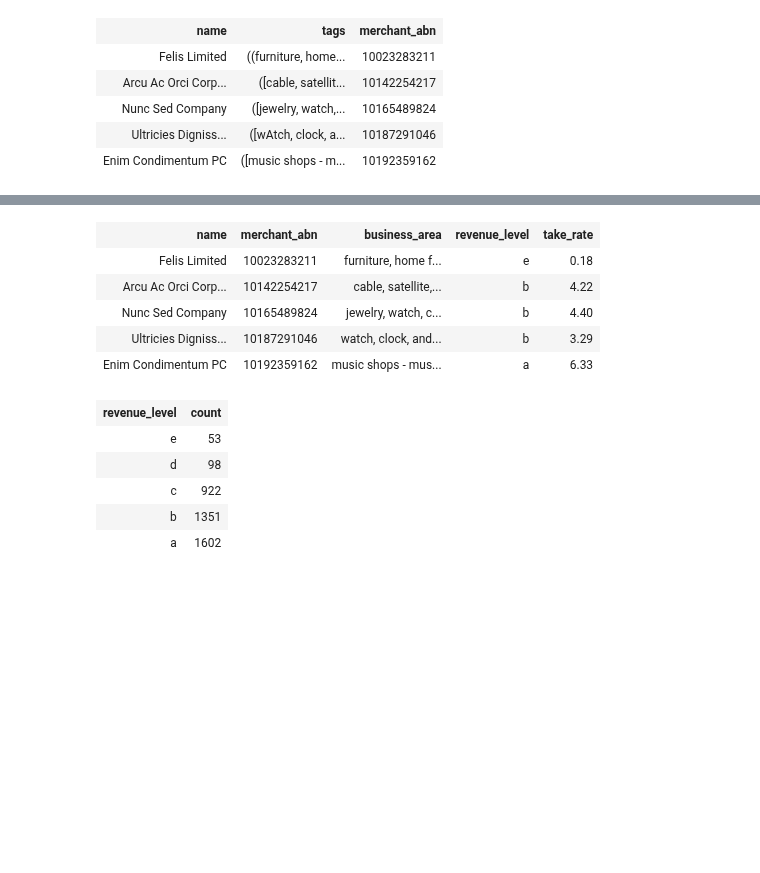
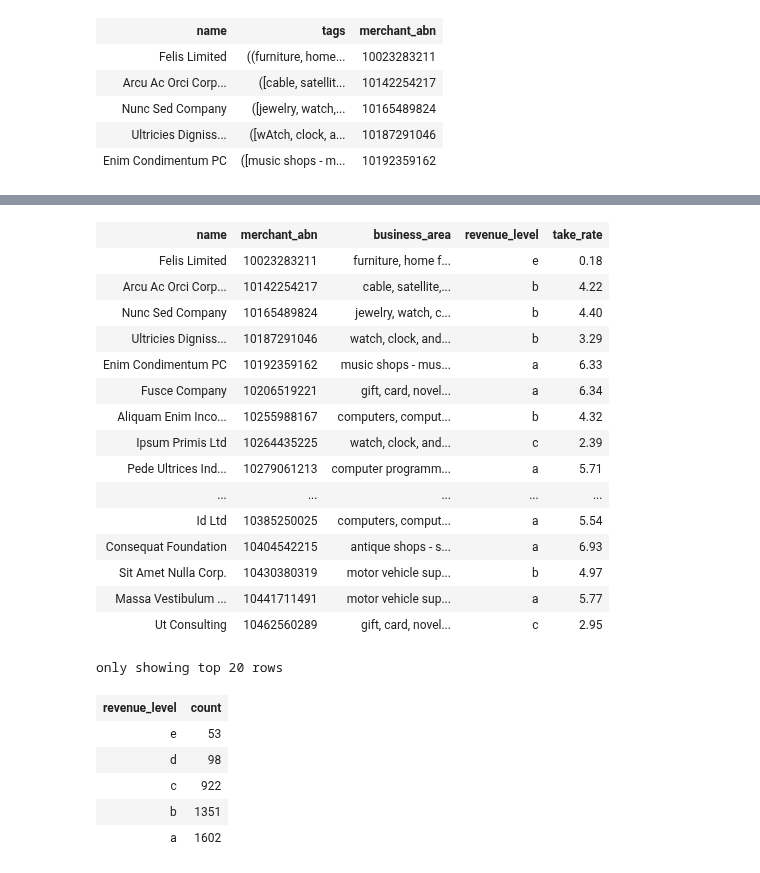
Before and after one commit to MAST30034-Applied-Data-Science/generic-buy-now-pay-later-project-group-45, a Jupyter notebook: notebooks/preprocess_data_p2.ipynb, the cells around one changed output, grey strips where cells are left out. Cells and saved outputs as stored; diff of their text form; code cells hidden in the pictures; blank space fills up the shorter version.

```diff
--- a/notebooks/preprocess_data_p2.ipynb
+++ b/notebooks/preprocess_data_p2.ipynb
@@ -86,14 +86,25 @@ curated_merchant = split_merchants\
 
 final_merchant = curated_merchant.drop('tags')
 # %%
-final_merchant.limit(5)
+final_merchant
 # %% [output]
 | name | merchant_abn | business_area | revenue_level | take_rate |
 | Felis Limited | 10023283211 | furniture, home f... | e | 0.18 |
 | Arcu Ac Orci Corp... | 10142254217 | cable, satellite,... | b | 4.22 |
 | Nunc Sed Company | 10165489824 | jewelry, watch, c... | b | 4.40 |
 | Ultricies Digniss... | 10187291046 | watch, clock, and... | b | 3.29 |
 | Enim Condimentum PC | 10192359162 | music shops - mus... | a | 6.33 |
+| Fusce Company | 10206519221 | gift, card, novel... | a | 6.34 |
+| Aliquam Enim Inco... | 10255988167 | computers, comput... | b | 4.32 |
+| Ipsum Primis Ltd | 10264435225 | watch, clock, and... | c | 2.39 |
+| Pede Ultrices Ind... | 10279061213 | computer programm... | a | 5.71 |
+| ... | ... | ... | ... | ... |
+| Id Ltd | 10385250025 | computers, comput... | a | 5.54 |
+| Consequat Foundation | 10404542215 | antique shops - s... | a | 6.93 |
+| Sit Amet Nulla Corp. | 10430380319 | motor vehicle sup... | b | 4.97 |
+| Massa Vestibulum ... | 10441711491 | motor vehicle sup... | a | 5.77 |
+| Ut Consulting | 10462560289 | gift, card, novel... | c | 2.95 |
+only showing top 20 rows
 # %%
 # check if revenue_level match levels (5 types) and count for the number of merchants in each level
 final_merchant.groupby('revenue_level').count()
```
Also changed, not shown: parts of 15 cells of this notebook.
